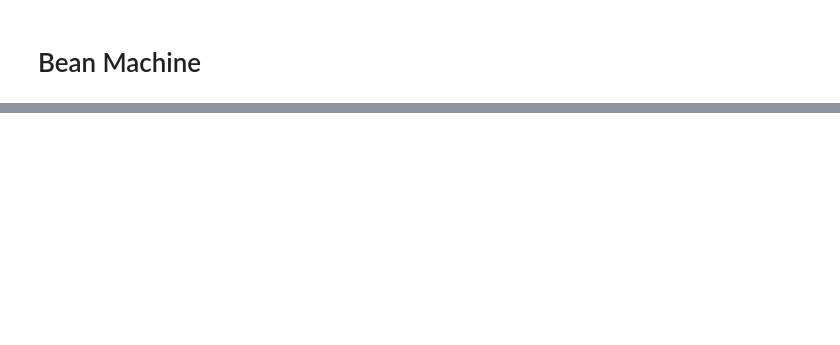
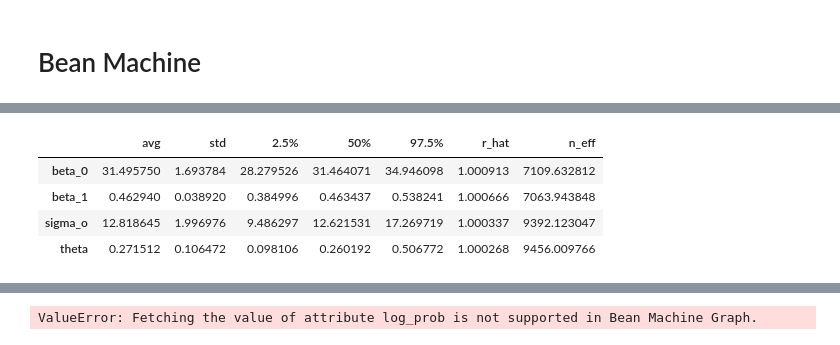
Before and after one commit to ToddSmall/bean-machine-notebooks, a Jupyter notebook: notebooks/linear_regression_with_outliers.ipynb, the cells around one changed output, grey strips where cells are left out. Cells and saved outputs as stored; diff of their text form; code cells hidden in the pictures; blank space fills up the shorter version.

Commit message:
Much improved Bean Machine linear regression with outliers

```diff
--- a/notebooks/linear_regression_with_outliers.ipynb
+++ b/notebooks/linear_regression_with_outliers.ipynb
@@ -369,17 +368,12 @@ def theta() -> bm.RVIdentifier:
     return dist.Beta(2, 5)
 
 
-@bm.functional
-def likelihood(i: int) -> float:
-    mu = beta_0() + beta_1() * x[i]
-    ll1 = torch.log(theta()) + dist.Normal(mu, sigma_o()).log_prob(y[i])
-    ll2 = torch.log(1 - theta()) + dist.Normal(mu, err[i]).log_prob(y[i])
-    return torch.logaddexp(ll1, ll2).exp()
-
-
 @bm.random_variable
-def d(i: int) -> bm.RVIdentifier:
-    return dist.Bernoulli(likelihood(i))
+def y(x_obs: torch.Tensor, y_obs: torch.Tensor) -> bm.RVIdentifier:
+    mu = beta_0() + beta_1() * x_obs
+    log_likelihood_outlier = torch.log(theta()) + dist.Normal(mu, sigma_o()).log_prob(y_obs)
+    log_likelihood = torch.log(1 - theta()) + dist.Normal(mu, err_obs).log_prob(y_obs)
+    return Unit(torch.logaddexp(log_likelihood_outlier, log_likelihood))
 # %%
 altair.Chart(
     pd.DataFrame().assign(
@@ -395,24 +386,28 @@ observations = {d(i): torch.tensor(1.0) for i in range(len(x))}
+# %%
+queries = [beta_0(), beta_1(), sigma_o(), theta()]
+observations = {y(x_obs, y_obs): y_obs}
 # %%
-# samples = BMGInference().infer(
-#     queries=queries,
-#     observations=observations,
-#     num_samples=4000,
-#     num_chains=4,
-# )
+samples = bm.GlobalNoUTurnSampler().infer(
+    queries=queries,
+    observations=observations,
+    num_samples=4000,
+    num_adaptive_samples=4000,
+    num_chains=4,
+)
-# %%
-samples = bm.GlobalNoUTurnSampler().infer(
-    queries=queries,
-    observations=observations,
-    num_samples=4000,
-    num_adaptive_samples=4000,
-    num_chains=1,
-)
 # %%
 df_summary = (
     bm.Diagnostics(samples)
     .summary()
     .set_index(pd.Series(["beta_0", "beta_1", "sigma_o", "theta"]))
 )
+# %%
+df_summary
+# %% [output]
+|  | avg | std | 2.5% | 50% | 97.5% | r_hat | n_eff |
+| beta_0 | 31.495750 | 1.693784 | 28.279526 | 31.464071 | 34.946098 | 1.000913 | 7109.632812 |
+| beta_1 | 0.462940 | 0.038920 | 0.384996 | 0.463437 | 0.538241 | 1.000666 | 7063.943848 |
+| sigma_o | 12.818645 | 1.996976 | 9.486297 | 12.621531 | 17.269719 | 1.000337 | 9392.123047 |
+| theta | 0.271512 | 0.106472 | 0.098106 | 0.260192 | 0.506772 | 1.000268 | 9456.009766 |
 # %%
 df_params_mean = df_summary["avg"]
 # %%
@@ -458,3 +453,12 @@ altair.layer(
 )
 # %% [output]
 [interactive output not drawn]
+# %%
+samples = bm.inference.BMGInference().infer(
+    queries=queries,
+    observations=observations,
+    num_samples=4000,
+    num_chains=4,
+)
+# %% [output]
+ValueError: Fetching the value of attribute log_prob is not supported in Bean Machine Graph.
```
Also changed, not shown: parts of 13 cells of this notebook, 1 other file.
